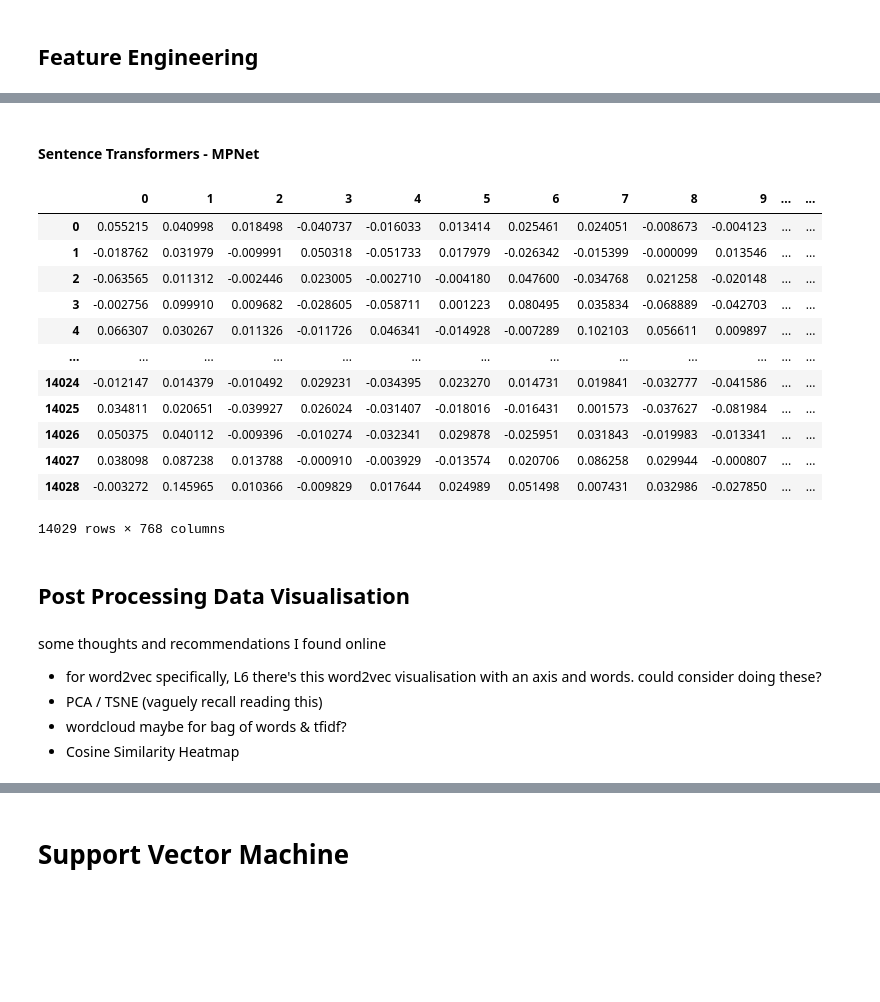
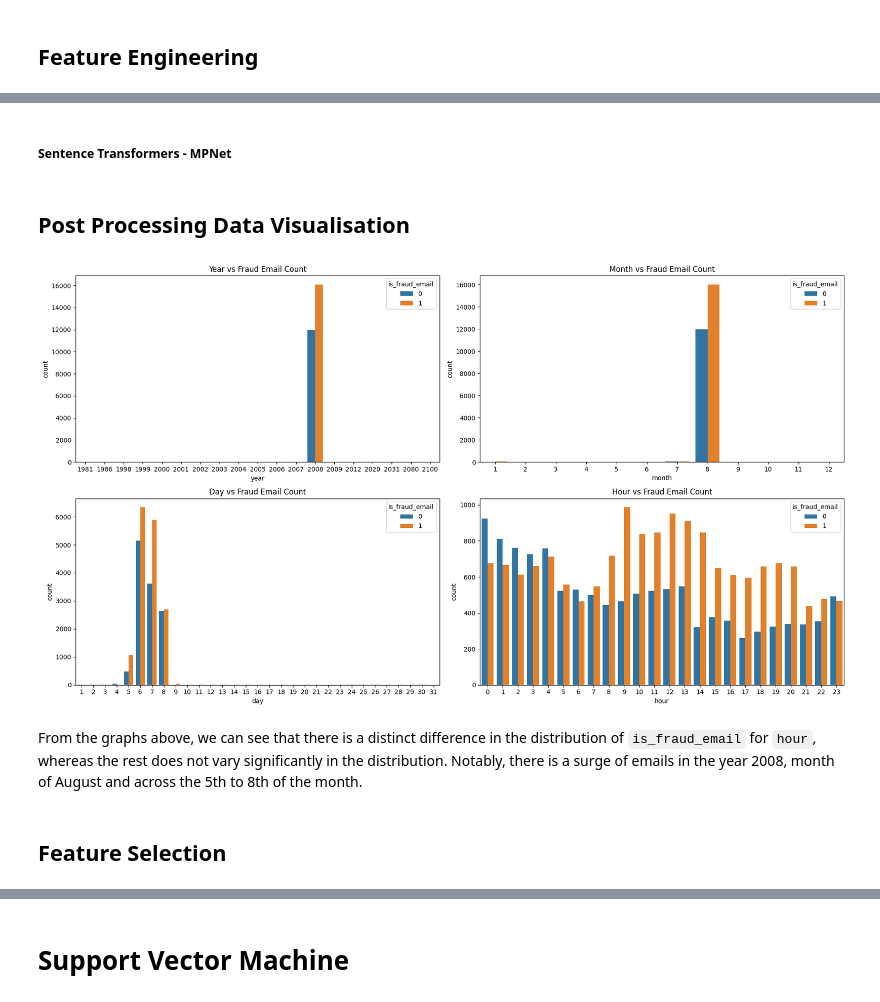
Before and after one commit to Geraldworks/Fraud-Email, a Jupyter notebook: main.ipynb, the cells around one changed output, grey strips where cells are left out. Drawn from its saved outputs; the diff is of its cells as text; code cells hidden in the pictures; blank space fills up the shorter version.

```diff
--- a/main.ipynb
+++ b/main.ipynb
@@ -267,4 +289 @@ Name: processed_lemmatized_text, Length: 17537, dtype: object
-# %%
-### Convert y to a binary variable ``
-df['is_phishing_email'] = df['Email Type'].apply(lambda x: 1 if x == 'Phishing Email' else 0)
 # %% [markdown]
@@ -272,8 +291,7 @@ df['is_phishing_email'] = df['Email Type'].apply(lambda x: 1 if x == 'Phishing E
 # %%
-X = df[["Email Text", "processed_text", "processed_lemmatized_text"]]
-y = df[["is_phishing_email"]]
-# y = df[["Email Type"]]
+X = df.drop("is_fraud_email", axis=1)
+y = df[["is_fraud_email"]]
 
-X_train, X_test, y_train, y_test = train_test_split(X, y, test_size=0.2, random_state=1)
+X_train, X_test, y_train, y_test = train_test_split(X, y, test_size=0.2, random_state=SEED)
 # %% [markdown]
 ## Feature Engineering
@@ -332,5 +422,5 @@ X_test_word2vec = np.array(X_test_word2vec_embedding.tolist())
 # %% [markdown]
-#### Sentence Transformers - MPNet
+##### Sentence Transformers - MPNet
 # %%
 file_path_train = "./models/sentence_transformer/train_embeddings.npy"
 file_path_test = "./models/sentence_transformer/test_embeddings.npy"
@@ -350,26 +440,38 @@ else:
     np.save(file_path_train, train_embeddings)
     np.save(file_path_test, test_embeddings)
 
-pd.DataFrame(train_embeddings)
+X_train_st_df = pd.DataFrame(train_embeddings)
+X_test_st_df = pd.DataFrame(test_embeddings)
-# %% [output]
-|  | 0 | 1 | 2 | 3 | 4 | 5 | 6 | 7 | 8 | 9 | ... | ... |
-| 0 | 0.055215 | 0.040998 | 0.018498 | -0.040737 | -0.016033 | 0.013414 | 0.025461 | 0.024051 | -0.008673 | -0.004123 | ... | ... |
-| 1 | -0.018762 | 0.031979 | -0.009991 | 0.050318 | -0.051733 | 0.017979 | -0.026342 | -0.015399 | -0.000099 | 0.013546 | ... | ... |
-| 2 | -0.063565 | 0.011312 | -0.002446 | 0.023005 | -0.002710 | -0.004180 | 0.047600 | -0.034768 | 0.021258 | -0.020148 | ... | ... |
-| 3 | -0.002756 | 0.099910 | 0.009682 | -0.028605 | -0.058711 | 0.001223 | 0.080495 | 0.035834 | -0.068889 | -0.042703 | ... | ... |
-| 4 | 0.066307 | 0.030267 | 0.011326 | -0.011726 | 0.046341 | -0.014928 | -0.007289 | 0.102103 | 0.056611 | 0.009897 | ... | ... |
-| ... | ... | ... | ... | ... | ... | ... | ... | ... | ... | ... | ... | ... |
-| 14024 | -0.012147 | 0.014379 | -0.010492 | 0.029231 | -0.034395 | 0.023270 | 0.014731 | 0.019841 | -0.032777 | -0.041586 | ... | ... |
-| 14025 | 0.034811 | 0.020651 | -0.039927 | 0.026024 | -0.031407 | -0.018016 | -0.016431 | 0.001573 | -0.037627 | -0.081984 | ... | ... |
-| 14026 | 0.050375 | 0.040112 | -0.009396 | -0.010274 | -0.032341 | 0.029878 | -0.025951 | 0.031843 | -0.019983 | -0.013341 | ... | ... |
-| 14027 | 0.038098 | 0.087238 | 0.013788 | -0.000910 | -0.003929 | -0.013574 | 0.020706 | 0.086258 | 0.029944 | -0.000807 | ... | ... |
-| 14028 | -0.003272 | 0.145965 | 0.010366 | -0.009829 | 0.017644 | 0.024989 | 0.051498 | 0.007431 | 0.032986 | -0.027850 | ... | ... |
-14029 rows × 768 columns
 # %% [markdown]
 ## Post Processing Data Visualisation
-# %% [markdown]
-some thoughts and recommendations I found online
-- for word2vec specifically, L6 there's this word2vec visualisation with an axis and words. could consider doing these?
-- PCA / TSNE (vaguely recall reading this)
-- wordcloud maybe for bag of words & tfidf?
-- Cosine Similarity Heatmap
+# %%
+X_train_combined = X_train.copy()
+X_train_combined['is_fraud_email'] = y_train
+
+year_fraud_counts = X_train_combined.groupby(['year', 'is_fraud_email']).size().reset_index(name='count')
+month_fraud_counts = X_train_combined.groupby(['month', 'is_fraud_email']).size().reset_index(name='count')
+day_fraud_counts = X_train_combined.groupby(['day', 'is_fraud_email']).size().reset_index(name='count')
+hour_fraud_counts = X_train_combined.groupby(['hour', 'is_fraud_email']).size().reset_index(name='count')
+
+fig, axs = plt.subplots(2, 2, figsize=(18, 10))
+
+sns.barplot(x='year', y='count', hue='is_fraud_email', data=year_fraud_counts, ax=axs[0, 0])
+axs[0, 0].set_title('Year vs Fraud Email Count')
+
+sns.barplot(x='month', y='count', hue='is_fraud_email', data=month_fraud_counts, ax=axs[0, 1])
+axs[0, 1].set_title('Month vs Fraud Email Count')
+
+sns.barplot(x='day', y='count', hue='is_fraud_email', data=day_fraud_counts, ax=axs[1, 0])
+axs[1, 0].set_title('Day vs Fraud Email Count')
+
+sns.barplot(x='hour', y='count', hue='is_fraud_email', data=hour_fraud_counts, ax=axs[1, 1])
+axs[1, 1].set_title('Hour vs Fraud Email Count')
+
+plt.tight_layout()
+plt.show()
+# %% [output]
+[figure, added]
+# %% [markdown]
+From the graphs above, we can see that there is a distinct difference in the distribution of `is_fraud_email` for `hour`, whereas the rest does not vary significantly in the distribution. Notably, there is a surge of emails in the year 2008, month of August and across the 5th to 8th of the month.
+# %% [markdown]
+## Feature Selection
```
Also changed, not shown: parts of 46 cells of this notebook.
